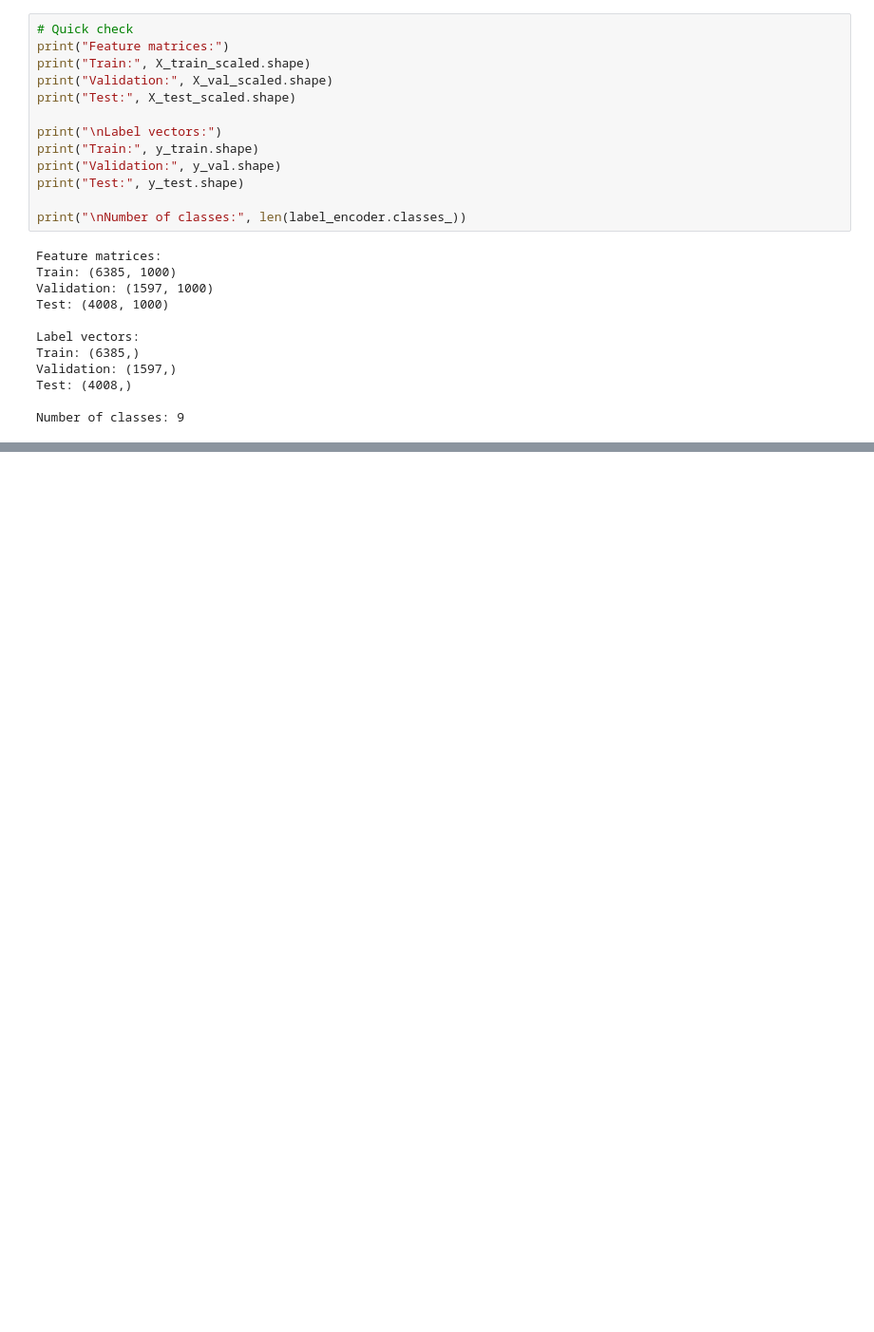
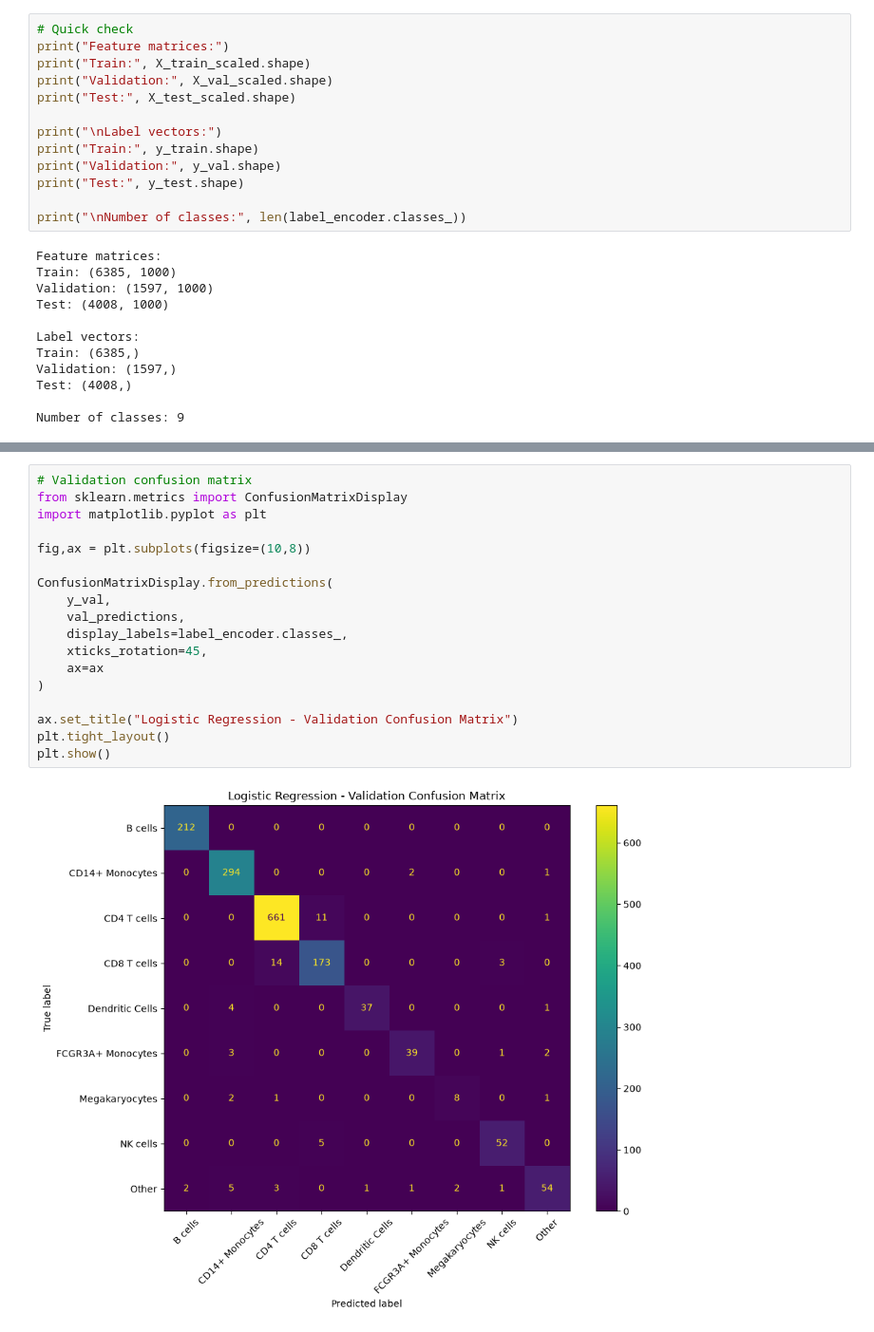
Before and after one commit to fionnualamoody/single-cell-interpretable-ml, a Jupyter notebook: notebooks/single_cell_data_exploration.ipynb, the cells around one changed output, grey strips where cells are left out. Shown at 95% size. Cells and saved outputs as stored; diff of their text form; blank space fills up the shorter version.

Commit message:
Add logistic regression baseline and held-out evaluation

```diff
--- a/notebooks/single_cell_data_exploration.ipynb
+++ b/notebooks/single_cell_data_exploration.ipynb
@@ -359,0 +426,20 @@ Number of classes: 9
+# %%
+# Validation confusion matrix
+from sklearn.metrics import ConfusionMatrixDisplay
+import matplotlib.pyplot as plt
+
+fig,ax = plt.subplots(figsize=(10,8))
+
+ConfusionMatrixDisplay.from_predictions(
+    y_val,
+    val_predictions,
+    display_labels=label_encoder.classes_,
+    xticks_rotation=45,
+    ax=ax
+)
+
+ax.set_title("Logistic Regression - Validation Confusion Matrix")
+plt.tight_layout()
+plt.show()
+# %% [output]
+[figure, added]
```
Also changed, not shown: parts of 8 cells of this notebook.
